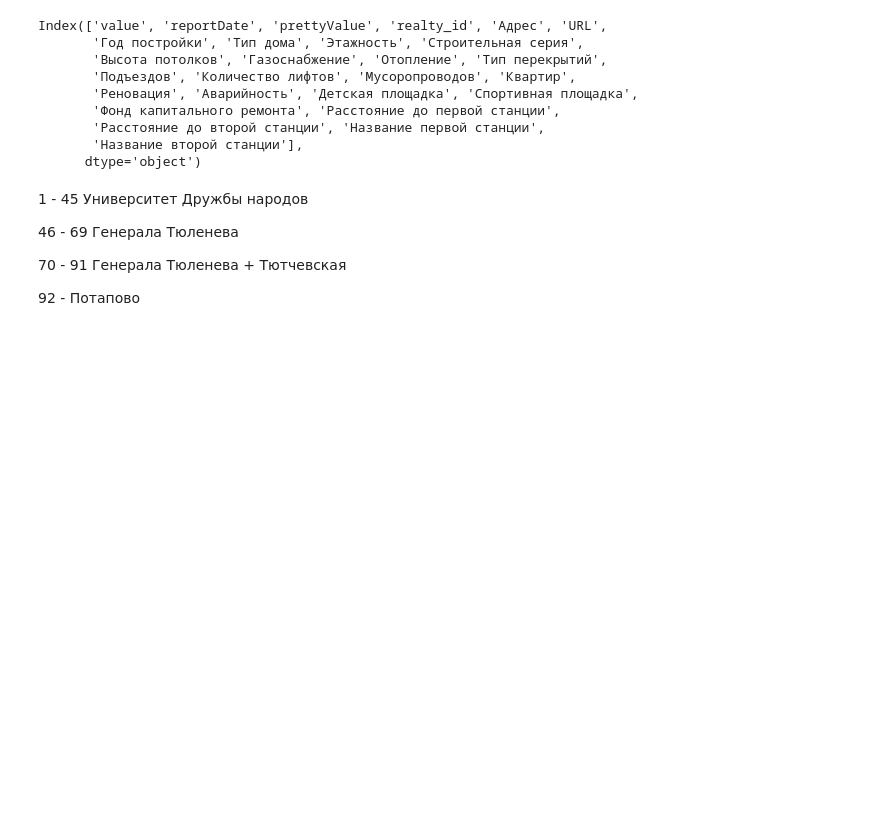
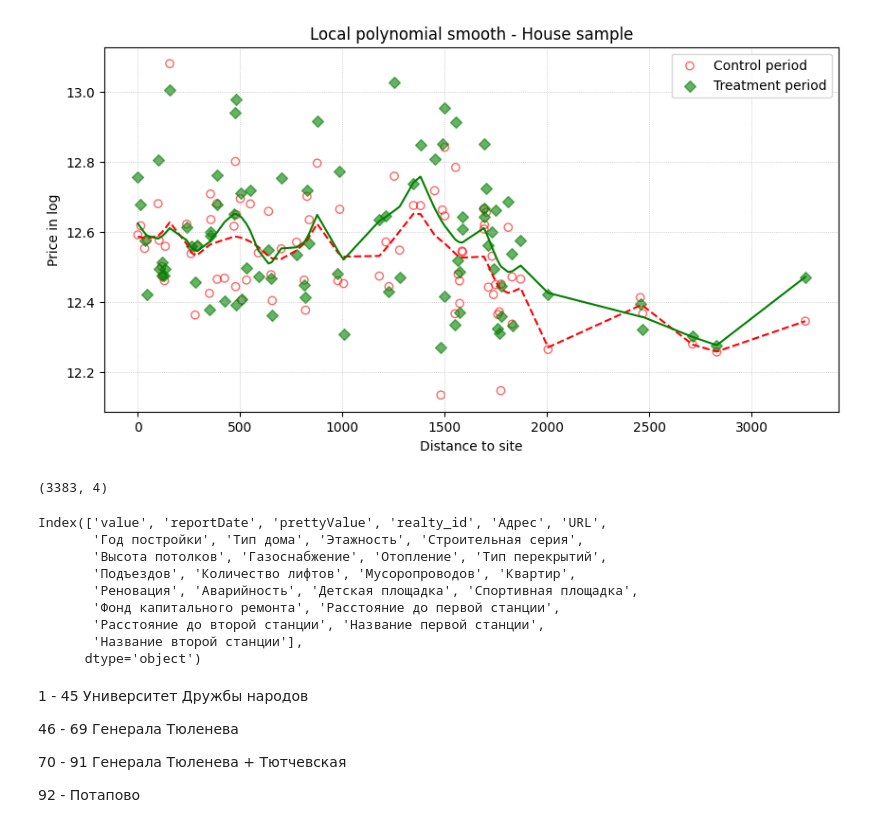
Before and after one commit to andrewch28/Cian, a Jupyter notebook: cian.ipynb, the cells around one changed output. Saved outputs shown, nothing was run; the diff lists cells and outputs as text; code cells hidden in the pictures; blank space fills up the shorter version.

```diff
--- a/cian.ipynb
+++ b/cian.ipynb
@@ -52,0 +89,63 @@ merged_table.head()
+# %%
+import numpy as np
+import pandas as pd
+import matplotlib.pyplot as plt
+from statsmodels.nonparametric.kernel_regression import KernelReg
+
+# Загружаем данные
+df = splitter
+
+# Проверяем названия колонок (может быть проблема с пробелами)
+df.columns = df.columns.str.strip()
+
+# Логарифмируем цены
+df['log_value'] = np.log(df['value'])
+df = df.sort_values(by="Сокращение расстояния")  # Сортируем по расстоянию
+
+# Определяем параметры
+bw = [50]  # KernelReg требует список
+var_type = 'c'  # 'c' = непрерывная переменная (расстояние)
+
+# Обучаем Kernel Regression (используем окном типа Gaussian вместо Epanechnikov)
+kr_control = KernelReg(
+    df[df["after_2024_09_01"] == 0]["log_value"].values,
+    df[df["after_2024_09_01"] == 0]["Сокращение расстояния"].values,
+    var_type, reg_type='lc', bw=bw  # Убрали ckertype (по умолчанию Gauss)
+)
+
+kr_treatment = KernelReg(
+    df[df["after_2024_09_01"] == 1]["log_value"].values,
+    df[df["after_2024_09_01"] == 1]["Сокращение расстояния"].values,
+    var_type, reg_type='lc', bw=bw  # Убрали ckertype (по умолчанию Gauss)
+)
+
+# Генерируем предсказания
+x_control = df[df["after_2024_09_01"] == 0]["Сокращение расстояния"].values
+y_control, _ = kr_control.fit(x_control)
+
+x_treatment = df[df["after_2024_09_01"] == 1]["Сокращение расстояния"].values
+y_treatment, _ = kr_treatment.fit(x_treatment)
+
+# Визуализация
+plt.figure(figsize=(10, 5))
+
+# Точки наблюдений
+plt.scatter(x_control, df[df["after_2024_09_01"] == 0]["log_value"],
+            edgecolor="red", facecolors="none", label="Control period", alpha=0.6)
+
+plt.scatter(x_treatment, df[df["after_2024_09_01"] == 1]["log_value"],
+            color="green", label="Treatment period", marker="D", alpha=0.6)
+
+# Линии Kernel Regression
+plt.plot(x_control, y_control, color="red", linestyle="--")
+plt.plot(x_treatment, y_treatment, color="green", linestyle="-")
+
+# Подписи и оформление
+plt.xlabel("Distance to site")
+plt.ylabel("Price in log")
+plt.title("Local polynomial smooth - House sample")
+plt.legend()
+plt.grid(True, linestyle=":", linewidth=0.5)
+plt.show()
+# %% [output]
+[figure, added]
@@ -53,3 +174,7 @@ merged_table.head()
+# %%
+prices_data.shape
+# %% [output]
+(3383, 4)
 # %%
 merged_table.columns
 # %% [output]
```
Also changed, not shown: parts of 19 cells of this notebook, 5 other files.
